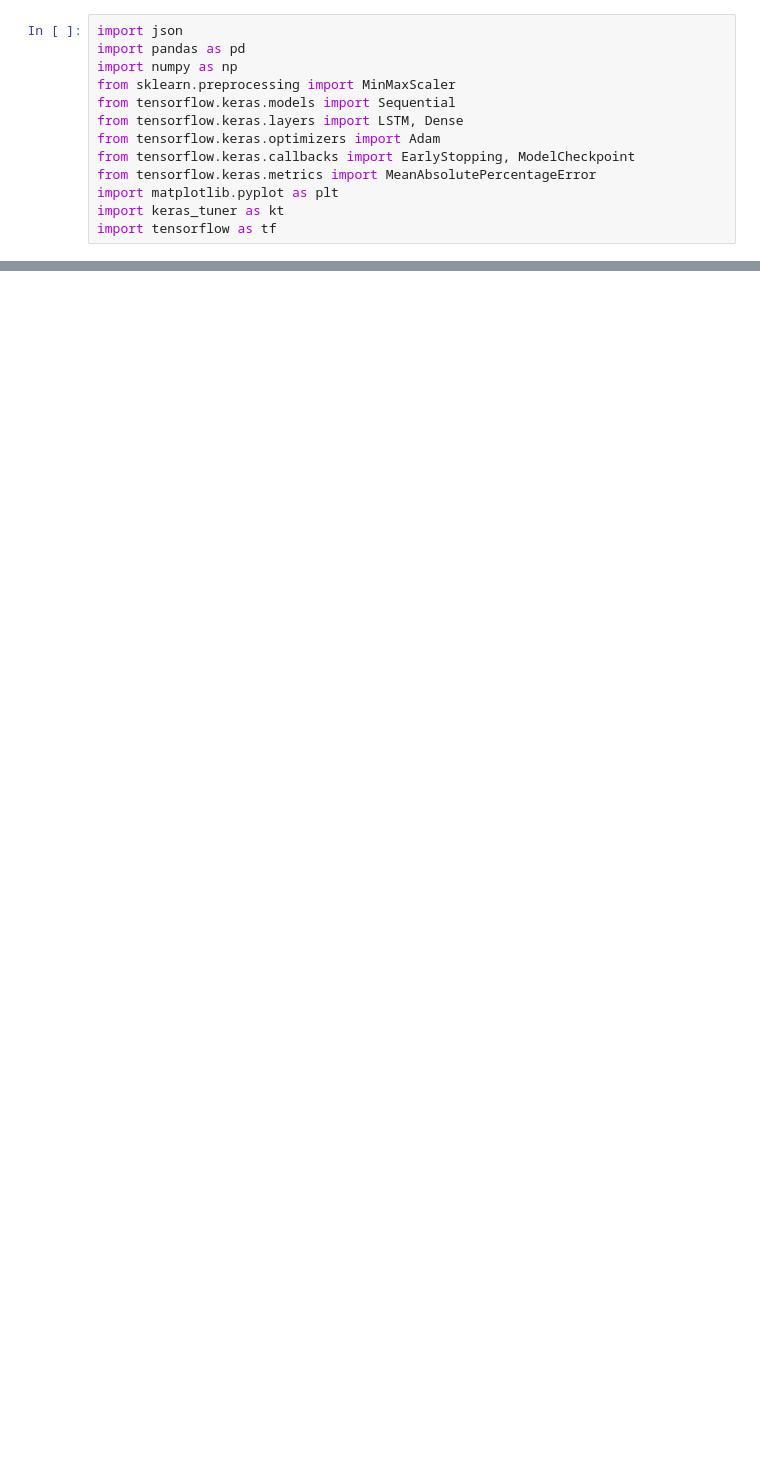
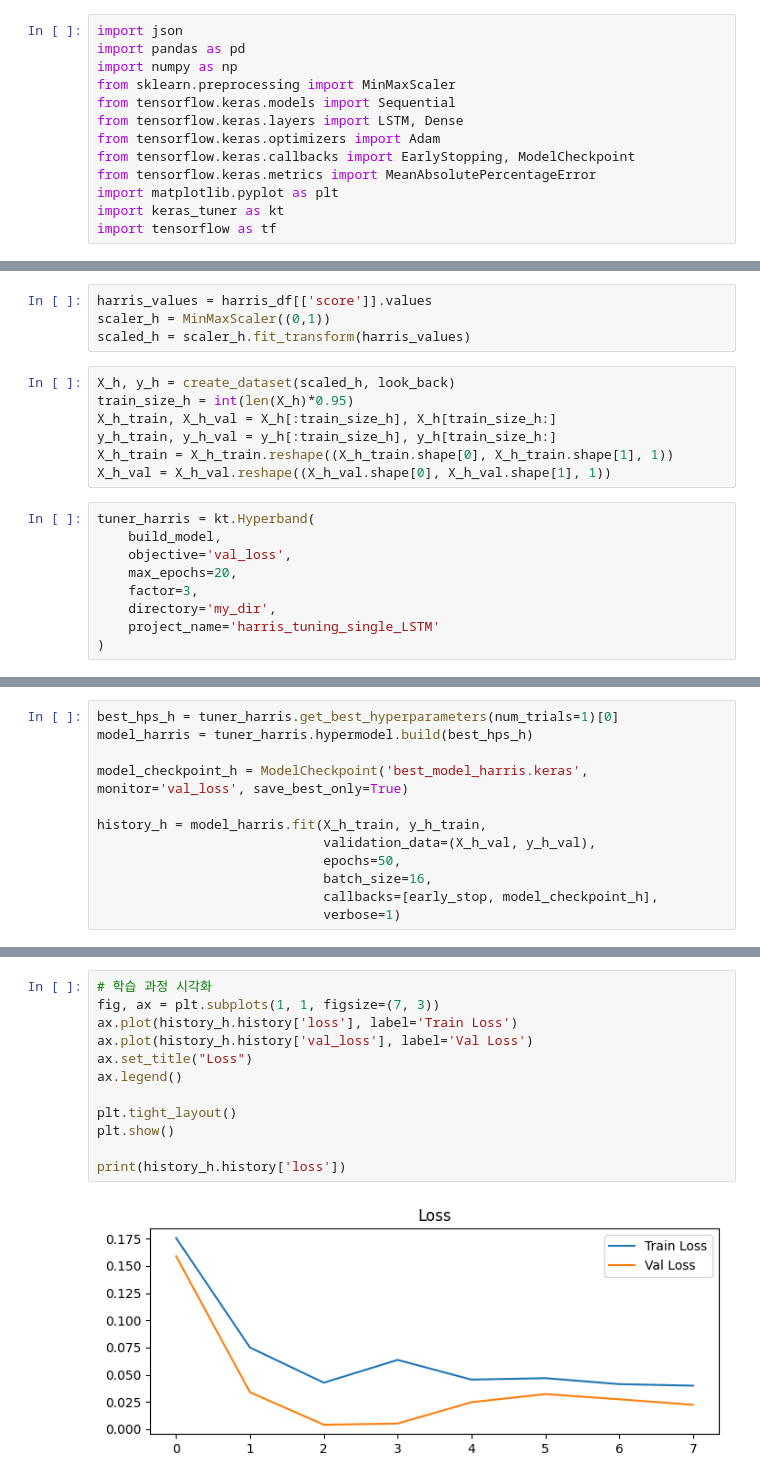
Before and after one commit to PearlLeeCode/2024-us-election-analysis, a Jupyter notebook: 4.Data_Predition/유튜브 댓글/LSTM/vader 기반 감성 지수/vader_sentiment_lstm_predictor.ipynb, the cells around one changed output, grey strips where cells are left out. Cells and saved outputs as stored; diff of their text form; blank space fills up the shorter version.

Commit message:
vader 기반 감성 지수 lstm 예측코드 수정

```diff
--- a/4.Data_Predition/유튜브 댓글/LSTM/vader 기반 감성 지수/vader_sentiment_lstm_predictor.ipynb
+++ b/4.Data_Predition/유튜브 댓글/LSTM/vader 기반 감성 지수/vader_sentiment_lstm_predictor.ipynb
@@ -198,0 +75,20 @@ plt.show()
+# %%
+harris_values = harris_df[['score']].values
+scaler_h = MinMaxScaler((0,1))
+scaled_h = scaler_h.fit_transform(harris_values)
+# %%
+X_h, y_h = create_dataset(scaled_h, look_back)
+train_size_h = int(len(X_h)*0.95)
+X_h_train, X_h_val = X_h[:train_size_h], X_h[train_size_h:]
+y_h_train, y_h_val = y_h[:train_size_h], y_h[train_size_h:]
+X_h_train = X_h_train.reshape((X_h_train.shape[0], X_h_train.shape[1], 1))
+X_h_val = X_h_val.reshape((X_h_val.shape[0], X_h_val.shape[1], 1))
+# %%
+tuner_harris = kt.Hyperband(
+    build_model,
+    objective='val_loss',
+    max_epochs=20,
+    factor=3,
+    directory='my_dir',
+    project_name='harris_tuning_single_LSTM'
+)
@@ -198,0 +106,12 @@ plt.show()
+# %%
+best_hps_h = tuner_harris.get_best_hyperparameters(num_trials=1)[0]
+model_harris = tuner_harris.hypermodel.build(best_hps_h)
+
+model_checkpoint_h = ModelCheckpoint('best_model_harris.keras', monitor='val_loss', save_best_only=True)
+
+history_h = model_harris.fit(X_h_train, y_h_train,
+                             validation_data=(X_h_val, y_h_val),
+                             epochs=50,
+                             batch_size=16,
+                             callbacks=[early_stop, model_checkpoint_h],
+                             verbose=1)
@@ -198,0 +135,14 @@ plt.show()
+# %%
+# 학습 과정 시각화
+fig, ax = plt.subplots(1, 1, figsize=(7, 3))
+ax.plot(history_h.history['loss'], label='Train Loss')
+ax.plot(history_h.history['val_loss'], label='Val Loss')
+ax.set_title("Loss")
+ax.legend()
+
+plt.tight_layout()
+plt.show()
+
+print(history_h.history['loss'])
+# %% [output]
+[figure, added]
```
Also changed, not shown: parts of 40 cells of this notebook.
